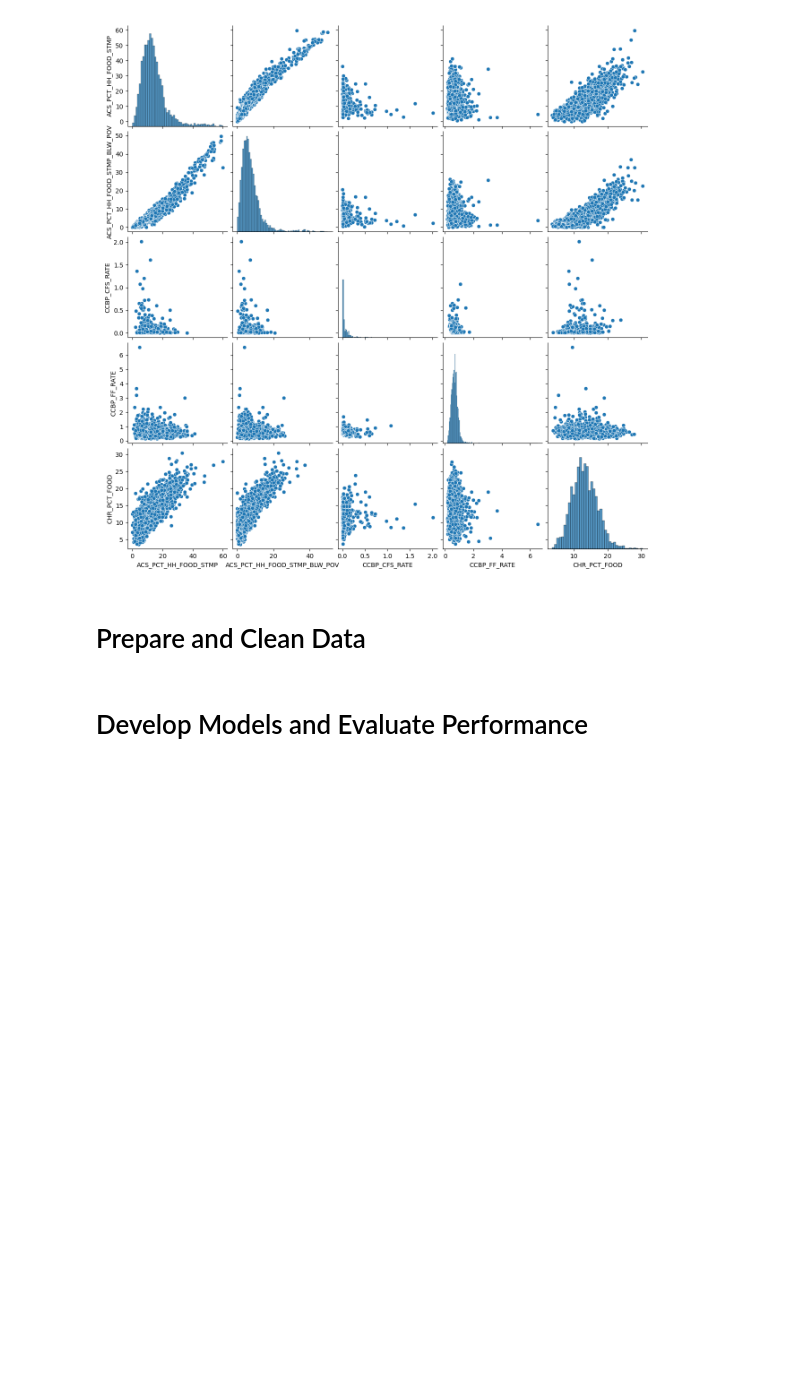
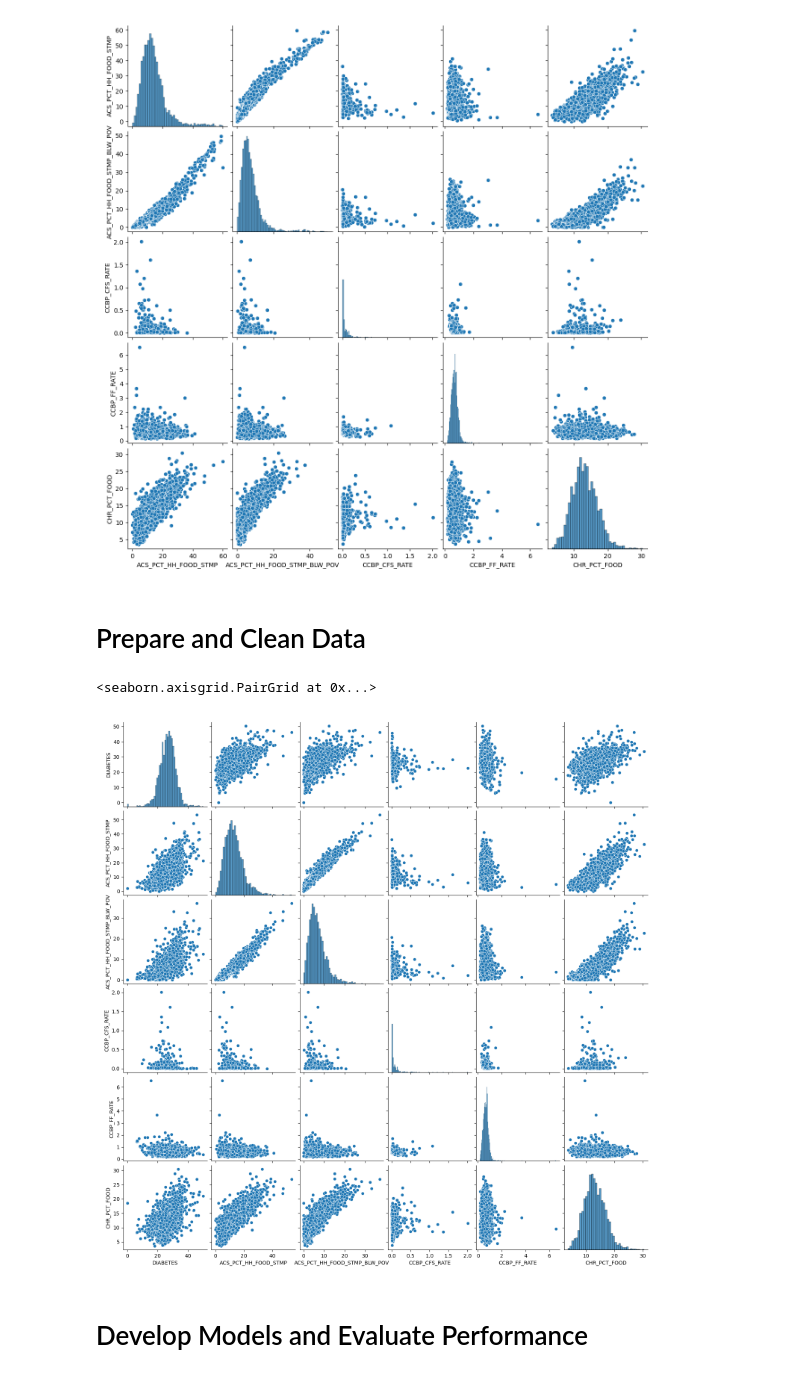
Before and after one commit to SocialHealthAI/SDOH-Models, a Jupyter notebook: CMS_Diabetes.ipynb, the cells around one changed output. Saved outputs shown, nothing was run; the diff lists cells and outputs as text; code cells hidden in the pictures; blank space fills up the shorter version.

```diff
--- a/CMS_Diabetes.ipynb
+++ b/CMS_Diabetes.ipynb
@@ -84,13 +84,20 @@ dfAHRQCountySDOH
 Show correlations or food related SDOH.
 # %%
 import seaborn as sns             # more matplotlib visualizations
-dfAHRQFood = dfAHRQCountySDOH[['ACS_PCT_HH_FOOD_STMP', 'ACS_PCT_HH_FOOD_STMP_BLW_POV' , 'CCBP_CFS_RATE', 'CCBP_FF_RATE', 'CHR_PCT_FOOD']]
+dfAHRQFood = dfAHRQCountySDOH[['STATE', 'COUNTY', 'ACS_PCT_HH_FOOD_STMP', 'ACS_PCT_HH_FOOD_STMP_BLW_POV' , 'CCBP_CFS_RATE', 'CCBP_FF_RATE', 'CHR_PCT_FOOD']]
 sns.pairplot(dfAHRQFood)
 # %% [output]
 <seaborn.axisgrid.PairGrid at 0x...>
 [figure]
 # %% [markdown]
 # Prepare and Clean Data
+# %%
+#dfCMSChronicPrevalence
+dfMerged = pd.merge(dfCMSChronicPrevalence, dfAHRQFood,  how='left', left_on=['STATE','COUNTY'], right_on = ['STATE','COUNTY'])
+sns.pairplot(dfMerged)
+# %% [output]
+<seaborn.axisgrid.PairGrid at 0x...>
+[figure, added]
 # %% [markdown]
 # Develop Models and Evaluate Performance
 # %% [markdown]
```
Also changed, not shown: parts of 3 cells of this notebook, 1 other file.
